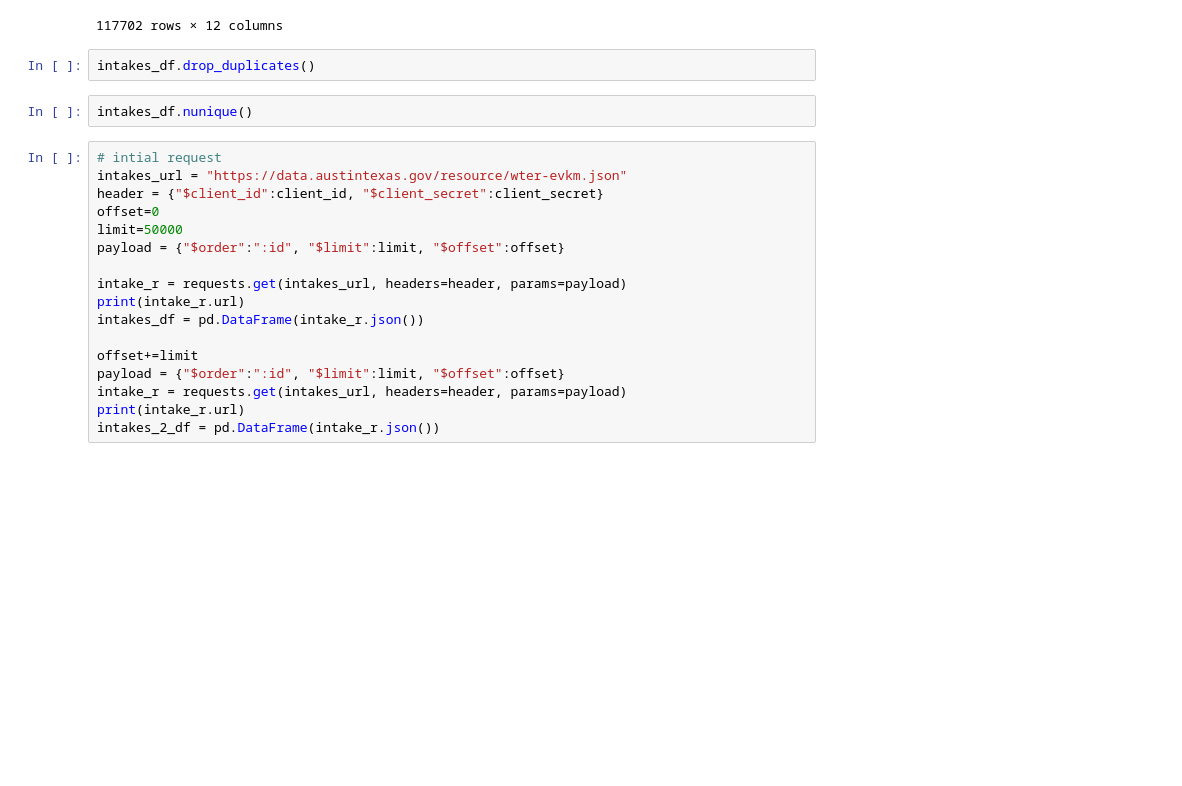
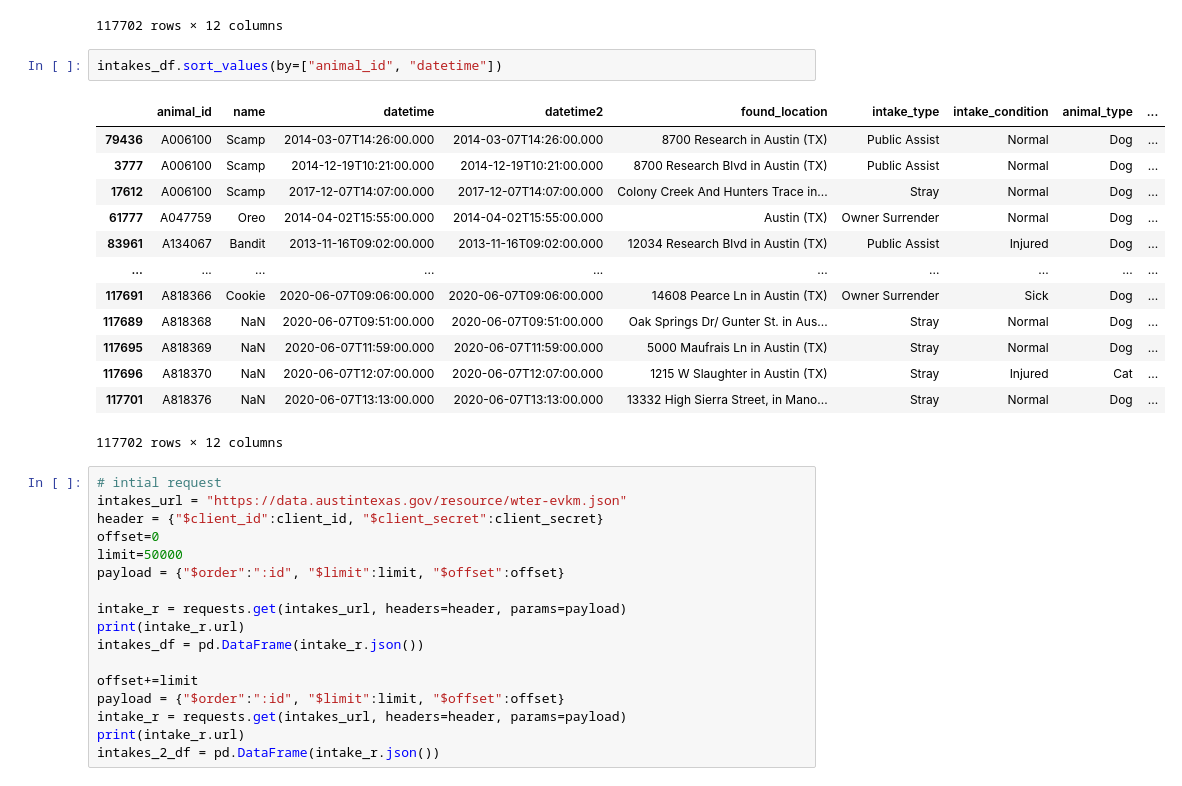
Before and after one commit to edhaarmanniv/animal-shelter-revisited, a Jupyter notebook: socrata_tinkering.ipynb, the cells around one changed output. Cells and saved outputs as stored; diff of their text form; blank space fills up the shorter version.

```diff
--- a/socrata_tinkering.ipynb
+++ b/socrata_tinkering.ipynb
@@ -134,10 +137,22 @@ offset=110000, status=200, shape=(110000, 12)
 | 117700 | A818368 | NaN | 2020-06-07T09:51:00.000 | 2020-06-07T09:51:00.000 | Oak Springs Dr/ Gunter St. in Aus... | Stray | Normal | Dog | ... |
 | 117701 | A818132 | NaN | 2020-06-02T14:59:00.000 | 2020-06-02T14:59:00.000 | 4715 South Lamar Boulevard in Sun... | Stray | Injured | Cat | ... |
 117702 rows × 12 columns
-# %%
-intakes_df.drop_duplicates()
-# %%
-intakes_df.nunique()
+# %%
+intakes_df.sort_values(by=["animal_id", "datetime"])
+# %% [output]
+|  | animal_id | name | datetime | datetime2 | found_location | intake_type | intake_condition | animal_type | ... |
+| 79436 | A006100 | Scamp | 2014-03-07T14:26:00.000 | 2014-03-07T14:26:00.000 | 8700 Research in Austin (TX) | Public Assist | Normal | Dog | ... |
+| 3777 | A006100 | Scamp | 2014-12-19T10:21:00.000 | 2014-12-19T10:21:00.000 | 8700 Research Blvd in Austin (TX) | Public Assist | Normal | Dog | ... |
+| 17612 | A006100 | Scamp | 2017-12-07T14:07:00.000 | 2017-12-07T14:07:00.000 | Colony Creek And Hunters Trace in... | Stray | Normal | Dog | ... |
+| 61777 | A047759 | Oreo | 2014-04-02T15:55:00.000 | 2014-04-02T15:55:00.000 | Austin (TX) | Owner Surrender | Normal | Dog | ... |
+| 83961 | A134067 | Bandit | 2013-11-16T09:02:00.000 | 2013-11-16T09:02:00.000 | 12034 Research Blvd in Austin (TX) | Public Assist | Injured | Dog | ... |
+| ... | ... | ... | ... | ... | ... | ... | ... | ... | ... |
+| 117691 | A818366 | Cookie | 2020-06-07T09:06:00.000 | 2020-06-07T09:06:00.000 | 14608 Pearce Ln in Austin (TX) | Owner Surrender | Sick | Dog | ... |
+| 117689 | A818368 | NaN | 2020-06-07T09:51:00.000 | 2020-06-07T09:51:00.000 | Oak Springs Dr/ Gunter St. in Aus... | Stray | Normal | Dog | ... |
+| 117695 | A818369 | NaN | 2020-06-07T11:59:00.000 | 2020-06-07T11:59:00.000 | 5000 Maufrais Ln in Austin (TX) | Stray | Normal | Dog | ... |
+| 117696 | A818370 | NaN | 2020-06-07T12:07:00.000 | 2020-06-07T12:07:00.000 | 1215 W Slaughter in Austin (TX) | Stray | Injured | Cat | ... |
+| 117701 | A818376 | NaN | 2020-06-07T13:13:00.000 | 2020-06-07T13:13:00.000 | 13332 High Sierra Street, in Mano... | Stray | Normal | Dog | ... |
+117702 rows × 12 columns
 # %%
 # intial request
 intakes_url = "https://data.austintexas.gov/resource/wter-evkm.json"
```
Also changed, not shown: parts of 6 cells of this notebook, 4 other files.
